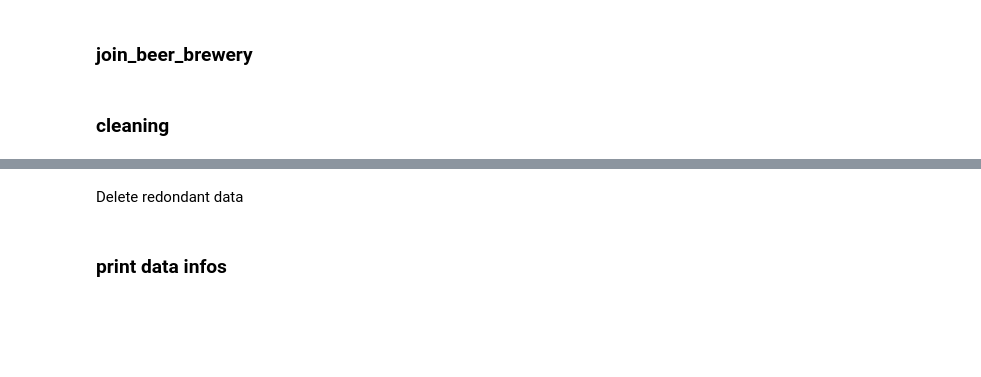
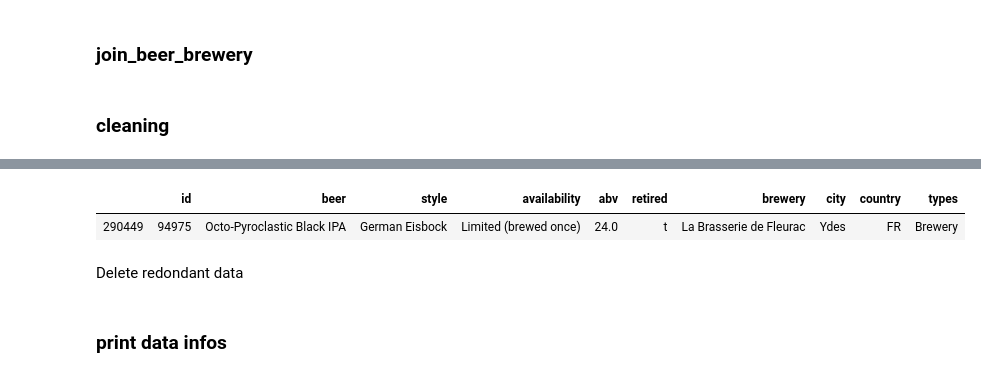
Before and after one commit to com-480-data-visualization/com-480-project-datasat, a Jupyter notebook: data_preprocessing/data_enhancement.ipynb, the cells around one changed output, grey strips where cells are left out. Drawn from its saved outputs; the diff is of its cells as text; code cells hidden in the pictures; blank space fills up the shorter version.

```diff
--- a/data_preprocessing/data_enhancement.ipynb
+++ b/data_preprocessing/data_enhancement.ipynb
@@ -43,3 +38,8 @@ See the caveats in the documentation: http://pandas.pydata.org/pandas-docs/stabl
+# %%
+beer_and_breweries[beer_and_breweries['beer'] == 'Octo-Pyroclastic Black IPA']
+# %% [output]
+|  | id | beer | style | availability | abv | retired | brewery | city | country | types |
+| 290449 | 94975 | Octo-Pyroclastic Black IPA | German Eisbock | Limited (brewed once) | 24.0 | t | La Brasserie de Fleurac | Ydes | FR | Brewery |
 # %% [markdown]
 Delete redondant data
 # %%
```
Also changed, not shown: parts of 1 cell of this notebook, 4 other files.
